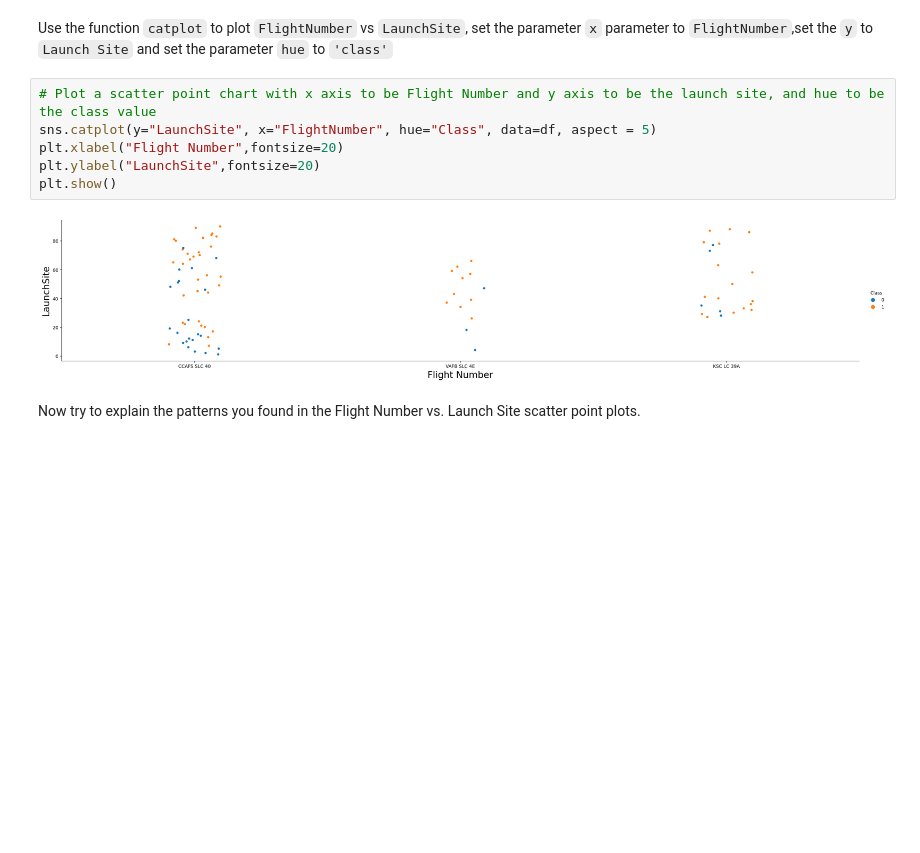
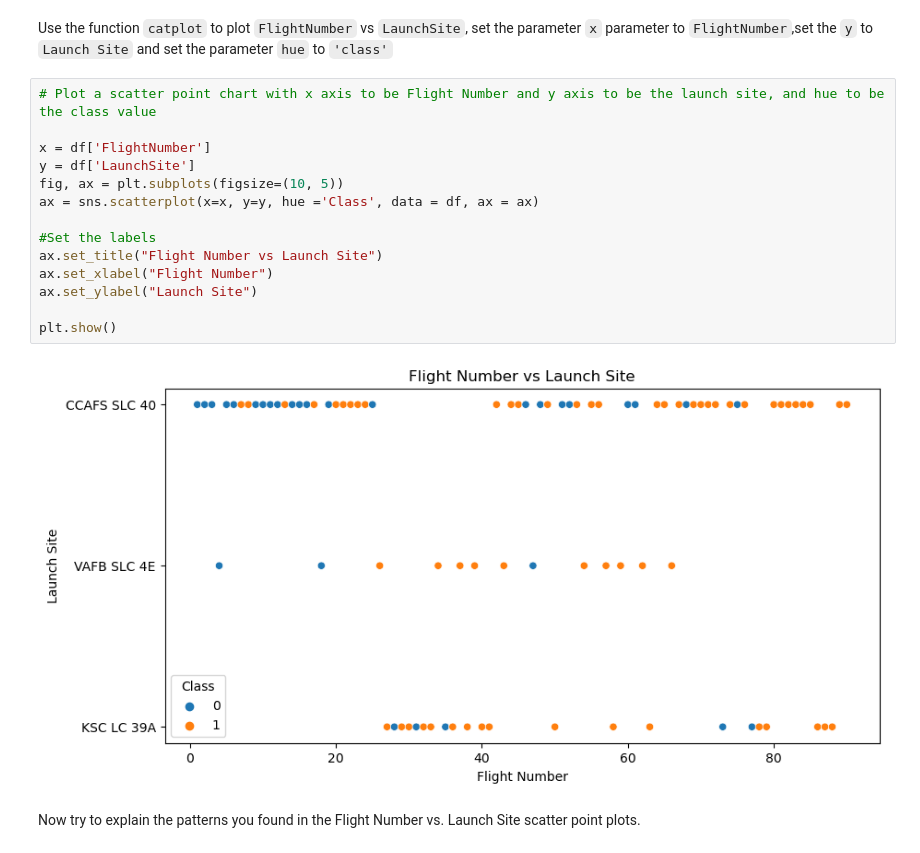
Before and after one commit to TheDreamed/IBM-Data-Science---Coursera, a Jupyter notebook: Applied Data Science Capstone/Week 2/Exploratory Data Analysis (PD&MatPlot)/jupyter-labs-eda-dataviz.ipynb, the cells around one changed output. Drawn from its saved outputs; the diff is of its cells as text; blank space fills up the shorter version.

```diff
--- a/Applied Data Science Capstone/Week 2/Exploratory Data Analysis (PD&MatPlot)/jupyter-labs-eda-dataviz.ipynb
+++ b/Applied Data Science Capstone/Week 2/Exploratory Data Analysis (PD&MatPlot)/jupyter-labs-eda-dataviz.ipynb
@@ -85,12 +82,20 @@ Next, let's drill down to each site visualize its detailed launch records.
 Use the function <code>catplot</code> to plot <code>FlightNumber</code> vs <code>LaunchSite</code>, set the  parameter <code>x</code>  parameter to <code>FlightNumber</code>,set the  <code>y</code> to <code>Launch Site</code> and set the parameter <code>hue</code> to <code>'class'</code>
 # %%
 # Plot a scatter point chart with x axis to be Flight Number and y axis to be the launch site, and hue to be the class value
-sns.catplot(y="LaunchSite", x="FlightNumber", hue="Class", data=df, aspect = 5)
-plt.xlabel("Flight Number",fontsize=20)
-plt.ylabel("LaunchSite",fontsize=20)
+
+x = df['FlightNumber']
+y = df['LaunchSite']
+fig, ax = plt.subplots(figsize=(10, 5))
+ax = sns.scatterplot(x=x, y=y, hue ='Class', data = df, ax = ax)
+
+#Set the labels
+ax.set_title("Flight Number vs Launch Site")
+ax.set_xlabel("Flight Number")
+ax.set_ylabel("Launch Site")
+
 plt.show()
 # %% [output]
-[figure, old version]
+[figure, new version]
 # %% [markdown]
 Now try to explain the patterns you found in the Flight Number vs. Launch Site scatter point plots.
 # %% [markdown]
```
Also changed, not shown: parts of 14 cells of this notebook, 2 other files.
